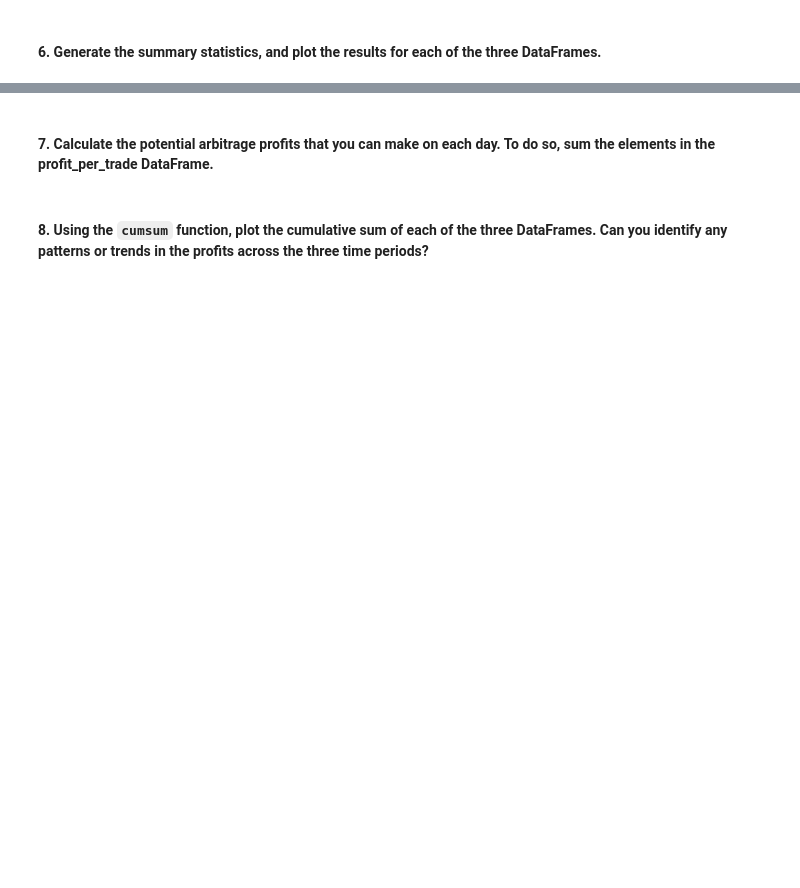
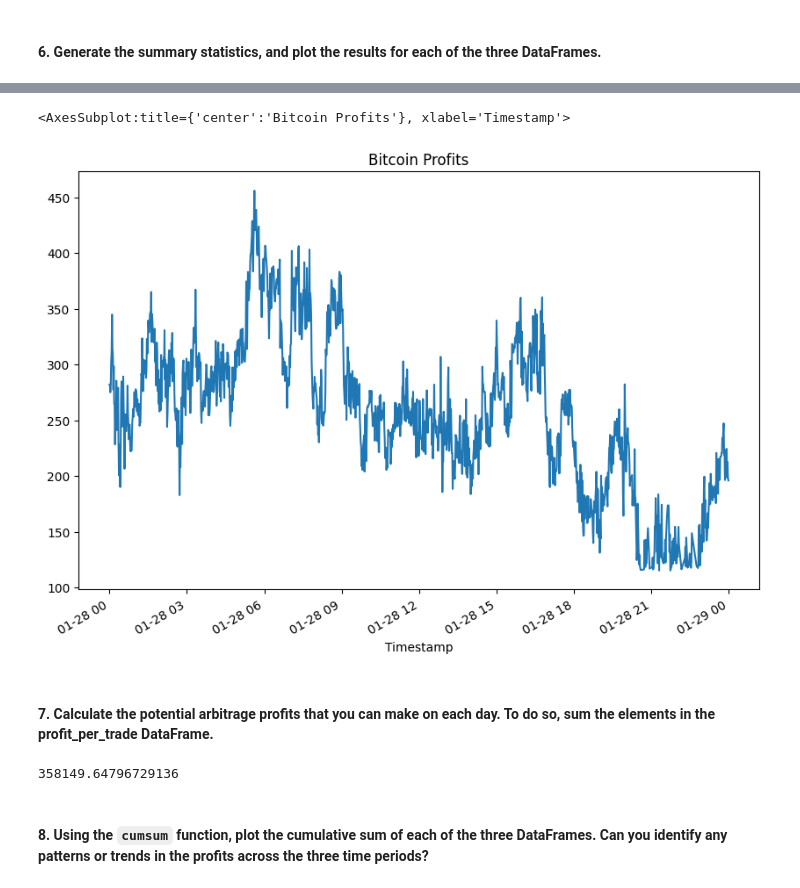
Before and after one commit to Abillu/ChallengeM3_Upload, a Jupyter notebook: crypto_arbitrage.ipynb, the cells around one changed output, grey strips where cells are left out. Drawn from its saved outputs; the diff is of its cells as text; code cells hidden in the pictures; blank space fills up the shorter version.

Commit message:
Abritrage profits calcutation complete  before NaN

```diff
--- a/crypto_arbitrage.ipynb
+++ b/crypto_arbitrage.ipynb
@@ -484,7 +484,5 @@ Calculate the potential profits for each date that you selected in the previous
 # %%
 # For the date early in the dataset, measure the arbitrage spread between the two exchanges
 # by subtracting the lower-priced exchange from the higher-priced one
-
-arbitrage_spread_early = coinbase_sliced['Close'].loc['2018-01-28'] - bitstamp_sliced['Close'].loc['2018-01-28']
 # Use a conditional statement to generate the summary statistics for each arbitrage_spread DataFrame
 # YOUR CODE HERE
@@ -495,6 +491,7 @@ KeyError: 'Close'
 # %%
 # For the date early in the dataset, calculate the spread returns by dividing the instances when the arbitrage spread is positive (> 0)
 # by the price of Bitcoin from the exchange you are buying on (the lower-priced exchange).
-spread_return_early =  arbitrage_spread_early[arbitrage_spread_early>0] / bitstamp_sliced['Close'].loc['2018-01-28']
+spread_return_early =  arbitrage_spread_early[arbitrage_spread_early>0] / coinbase_sliced.loc['2018-01-28']
 
 # Review the spread return DataFrame
+spread_return_early.describe()
@@ -518,8 +632,8 @@ profitable_trades_early.describe()
 # %%
 # For the date early in the dataset, calculate the potential profit per trade in dollars
 # Multiply the profitable trades by the cost of the Bitcoin that was purchased
-profit_early = profitable_trades_early * bitstamp_sliced['Close'].loc['2018-01-28']
-profit
+profit_early = profitable_trades_early * bitstamp_sliced.loc['2018-01-28']
+profit_early
 
 # Drop any missing values from the profit DataFrame
 profit_per_trade_early =  profit_early.dropna()
@@ -535,11 +695,17 @@ profit_per_trade_early.describe()
 # %%
 # Plot the results for the early profit per trade DataFrame
-# YOUR CODE HERE
+profit_per_trade_early.plot(figsize=(10, 7), title="Bitcoin Profits")
+# %% [output]
+<AxesSubplot:title={'center':'Bitcoin Profits'}, xlabel='Timestamp'>
+[figure, added]
 # %% [markdown]
 #### 7. Calculate the potential arbitrage profits that you can make on each day. To do so, sum the elements in the profit_per_trade DataFrame.
 # %%
 # Calculate the sum of the potential profits for the early profit per trade DataFrame
-# YOUR CODE HERE
+profit_sum_early = profit_per_trade_early.sum()
+print(profit_sum_early)
+# %% [output]
+358149.64796729136
 # %% [markdown]
 #### 8. Using the `cumsum` function, plot the cumulative sum of each of the three DataFrames. Can you identify any patterns or trends in the profits across the three time periods?
 # %%
```
Also changed, not shown: parts of 20 cells of this notebook.
